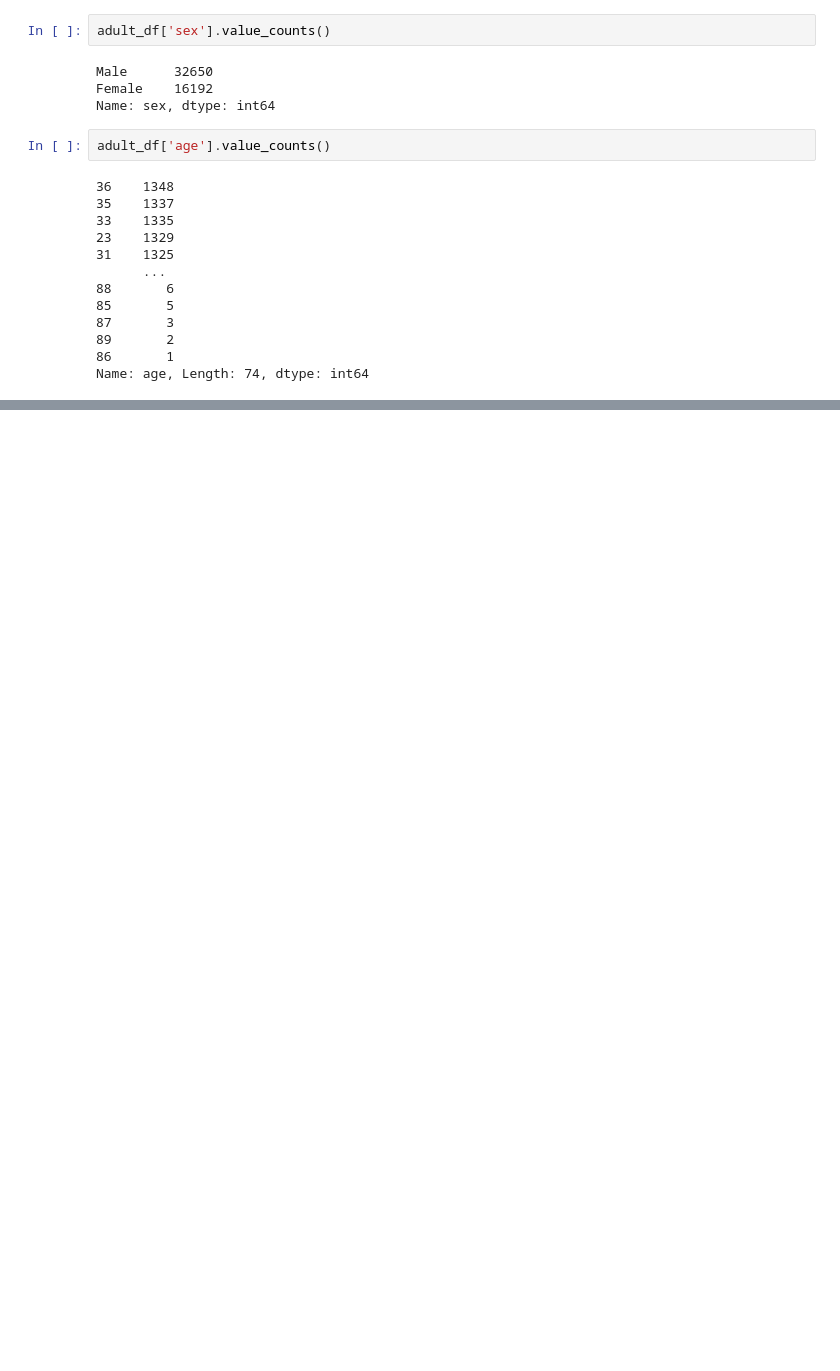
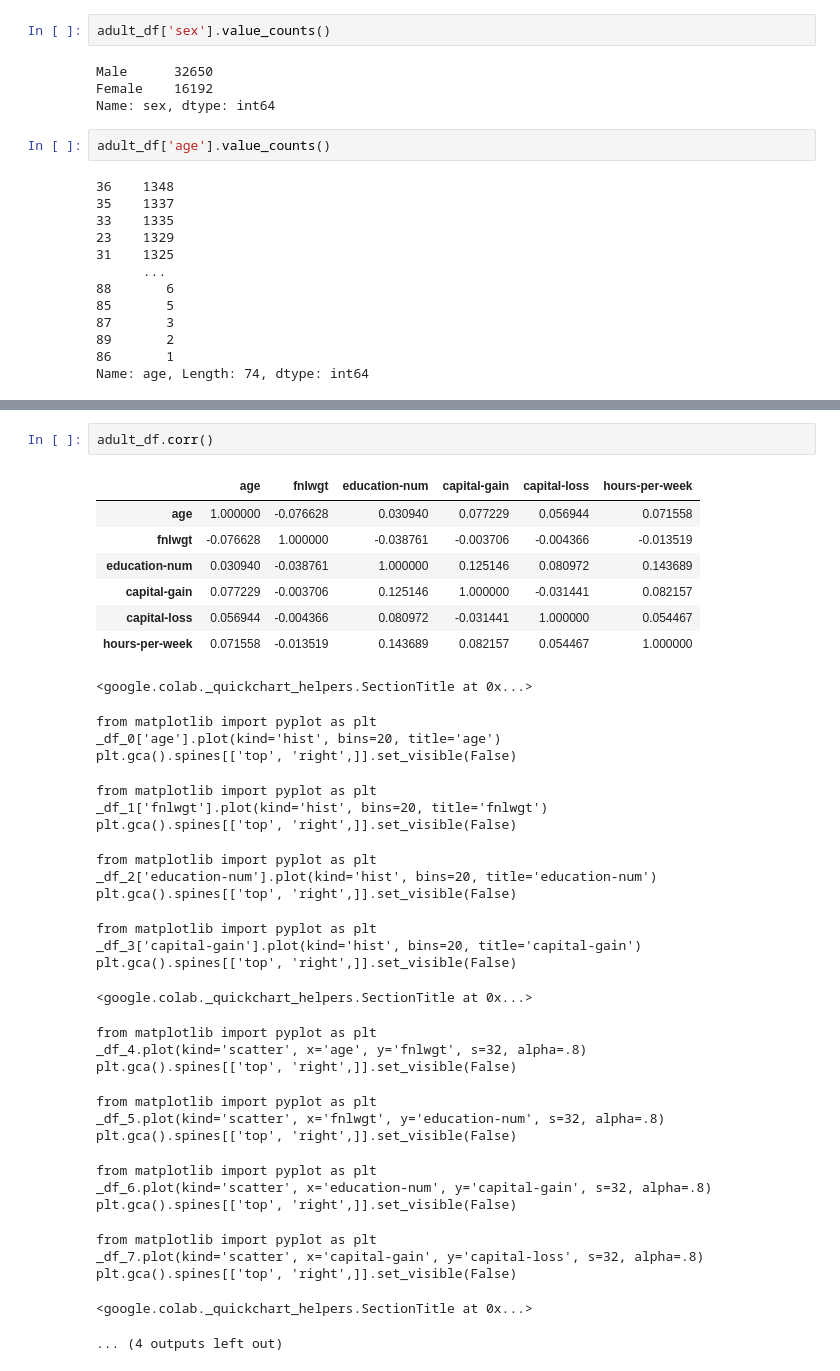
Before and after one commit to MohHaroon/Adult-Census-Income-Classification, a Jupyter notebook: Naïve Bayes Classification.ipynb, the cells around one changed output, grey strips where cells are left out. Saved outputs shown, nothing was run; the diff lists cells and outputs as text; blank space fills up the shorter version.

```diff
--- a/Naïve Bayes Classification.ipynb
+++ b/Naïve Bayes Classification.ipynb
@@ -139,0 +172,38 @@ Name: age, Length: 74, dtype: int64
+# %%
+adult_df.corr()
+# %% [output]
+|  | age | fnlwgt | education-num | capital-gain | capital-loss | hours-per-week |
+| age | 1.000000 | -0.076628 | 0.030940 | 0.077229 | 0.056944 | 0.071558 |
+| fnlwgt | -0.076628 | 1.000000 | -0.038761 | -0.003706 | -0.004366 | -0.013519 |
+| education-num | 0.030940 | -0.038761 | 1.000000 | 0.125146 | 0.080972 | 0.143689 |
+| capital-gain | 0.077229 | -0.003706 | 0.125146 | 1.000000 | -0.031441 | 0.082157 |
+| capital-loss | 0.056944 | -0.004366 | 0.080972 | -0.031441 | 1.000000 | 0.054467 |
+| hours-per-week | 0.071558 | -0.013519 | 0.143689 | 0.082157 | 0.054467 | 1.000000 |
+<google.colab._quickchart_helpers.SectionTitle at 0x...>
+from matplotlib import pyplot as plt
+_df_0['age'].plot(kind='hist', bins=20, title='age')
+plt.gca().spines[['top', 'right',]].set_visible(False)
+from matplotlib import pyplot as plt
+_df_1['fnlwgt'].plot(kind='hist', bins=20, title='fnlwgt')
+plt.gca().spines[['top', 'right',]].set_visible(False)
+from matplotlib import pyplot as plt
+_df_2['education-num'].plot(kind='hist', bins=20, title='education-num')
+plt.gca().spines[['top', 'right',]].set_visible(False)
+from matplotlib import pyplot as plt
+_df_3['capital-gain'].plot(kind='hist', bins=20, title='capital-gain')
+plt.gca().spines[['top', 'right',]].set_visible(False)
+<google.colab._quickchart_helpers.SectionTitle at 0x...>
+from matplotlib import pyplot as plt
+_df_4.plot(kind='scatter', x='age', y='fnlwgt', s=32, alpha=.8)
+plt.gca().spines[['top', 'right',]].set_visible(False)
+from matplotlib import pyplot as plt
+_df_5.plot(kind='scatter', x='fnlwgt', y='education-num', s=32, alpha=.8)
+plt.gca().spines[['top', 'right',]].set_visible(False)
+from matplotlib import pyplot as plt
+_df_6.plot(kind='scatter', x='education-num', y='capital-gain', s=32, alpha=.8)
+plt.gca().spines[['top', 'right',]].set_visible(False)
+from matplotlib import pyplot as plt
+_df_7.plot(kind='scatter', x='capital-gain', y='capital-loss', s=32, alpha=.8)
+plt.gca().spines[['top', 'right',]].set_visible(False)
+<google.colab._quickchart_helpers.SectionTitle at 0x...>
+... (4 outputs left out)
```
Also changed, not shown: parts of 5 cells of this notebook.
